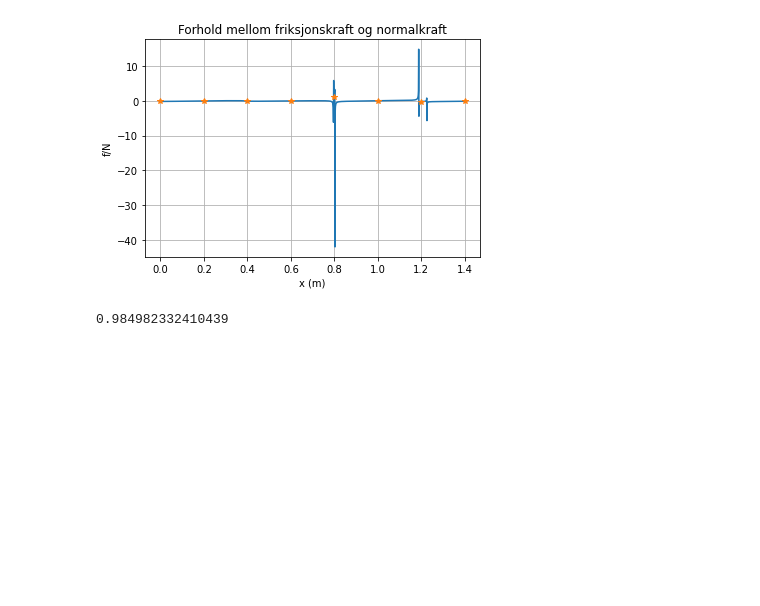
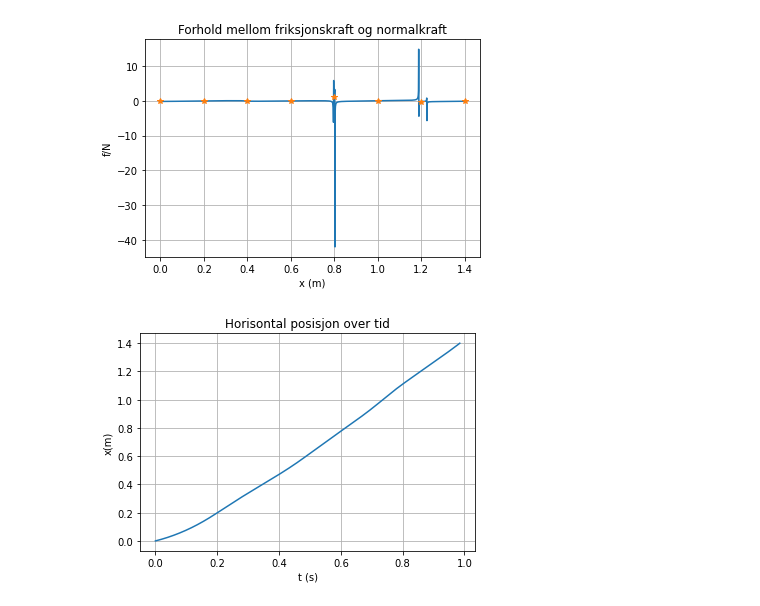
Before and after one commit to nerok/TFY4125-305-1, a Jupyter notebook: cubicspline.ipynb, the cells around one changed output. Cells and saved outputs as stored; diff of their text form; code cells hidden in the pictures; blank space fills up the shorter version.

Commit message:
Add pos and vel over time

```diff
--- a/cubicspline.ipynb
+++ b/cubicspline.ipynb
@@ -162,11 +162,14 @@ v_0 = 0
 v_x = v * np.cos(beta)
 dx = x[1:]-x[:-1]
 # %%
-v_x_snitt = 0.5 * (v_x[:-1] + v_x[1:])
-dt = dx/v_x_snitt
+dv_x = 0.5 * (v_x[:-1] + v_x[1:])
+dt = dx/dv_x
 
 # dt og slikt
 sum_dt = np.sum(dt)
-sum_dt
+
+t = np.cumsum([0, *dt])
-# %% [output]
-0.984982332410439
+# %%
+plot(t, x, title="Horisontal posisjon over tid", xlabel="t (s)", ylabel="x(m)", fast=False)
+# %% [output]
+[figure, added]
```
Also changed, not shown: parts of 2 cells of this notebook.
